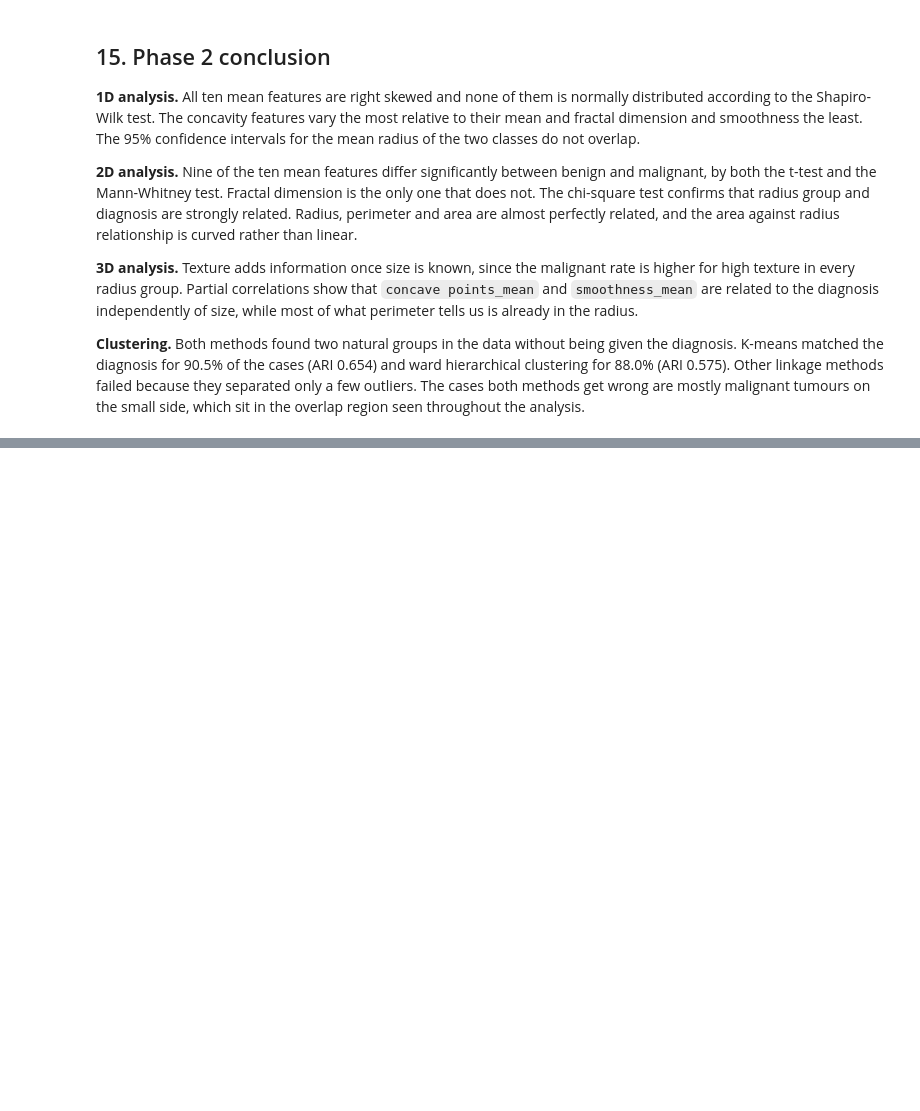
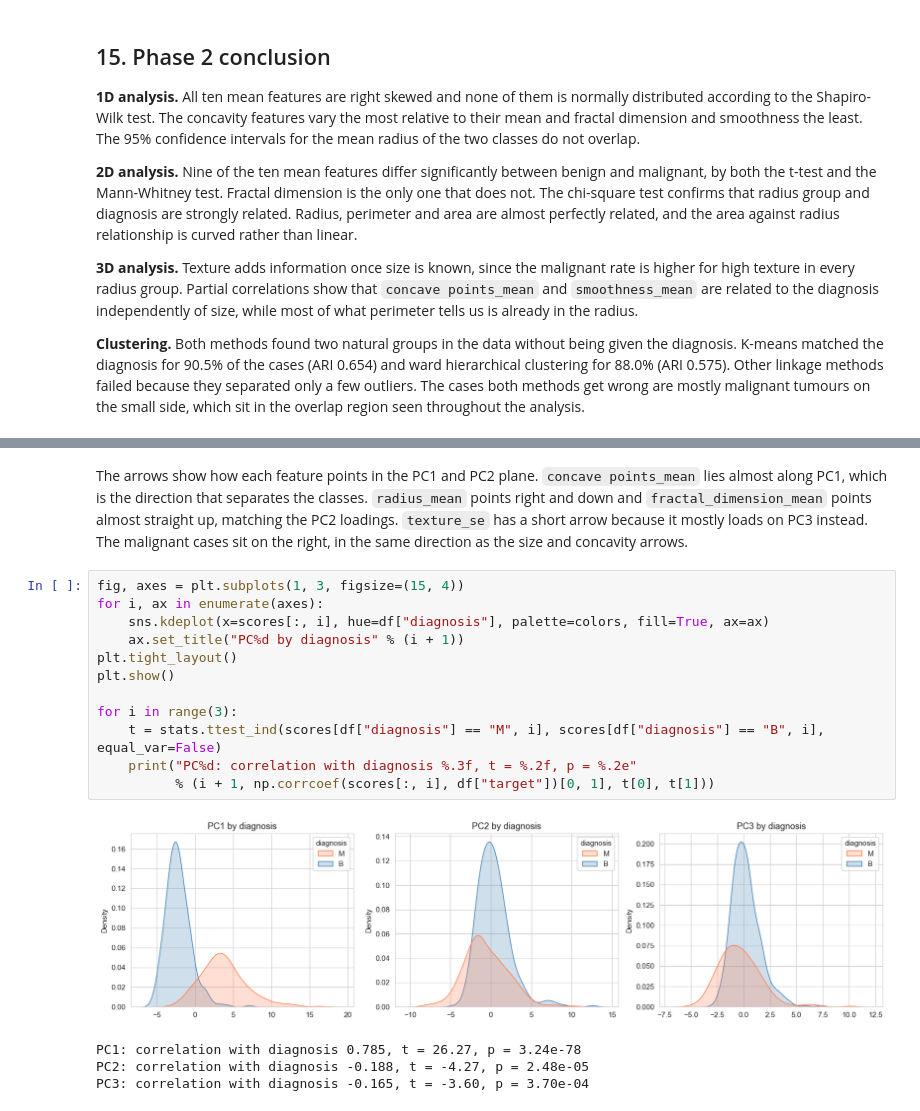
Before and after one commit to HussainDiyab/Hussain_Diyab, a Jupyter notebook: EDA_Phase1.ipynb, the cells around one changed output, grey strips where cells are left out. Saved outputs shown, nothing was run; the diff lists cells and outputs as text; blank space fills up the shorter version.

```diff
--- a/EDA_Phase1.ipynb
+++ b/EDA_Phase1.ipynb
@@ -1259,0 +1373,23 @@ which sit in the overlap region seen throughout the analysis.
+# %% [markdown]
+The arrows show how each feature points in the PC1 and PC2 plane. `concave points_mean` lies almost
+along PC1, which is the direction that separates the classes. `radius_mean` points right and down
+and `fractal_dimension_mean` points almost straight up, matching the PC2 loadings. `texture_se`
+has a short arrow because it mostly loads on PC3 instead. The malignant cases sit on the right, in
+the same direction as the size and concavity arrows.
+# %%
+fig, axes = plt.subplots(1, 3, figsize=(15, 4))
+for i, ax in enumerate(axes):
+    sns.kdeplot(x=scores[:, i], hue=df["diagnosis"], palette=colors, fill=True, ax=ax)
+    ax.set_title("PC%d by diagnosis" % (i + 1))
+plt.tight_layout()
+plt.show()
+
+for i in range(3):
+    t = stats.ttest_ind(scores[df["diagnosis"] == "M", i], scores[df["diagnosis"] == "B", i], equal_var=False)
+    print("PC%d: correlation with diagnosis %.3f, t = %.2f, p = %.2e"
+          % (i + 1, np.corrcoef(scores[:, i], df["target"])[0, 1], t[0], t[1]))
+# %% [output]
+[figure, added]
+PC1: correlation with diagnosis 0.785, t = 26.27, p = 3.24e-78
+PC2: correlation with diagnosis -0.188, t = -4.27, p = 2.48e-05
+PC3: correlation with diagnosis -0.165, t = -3.60, p = 3.70e-04
```
Also changed, not shown: parts of 32 cells of this notebook, 1 other file.
